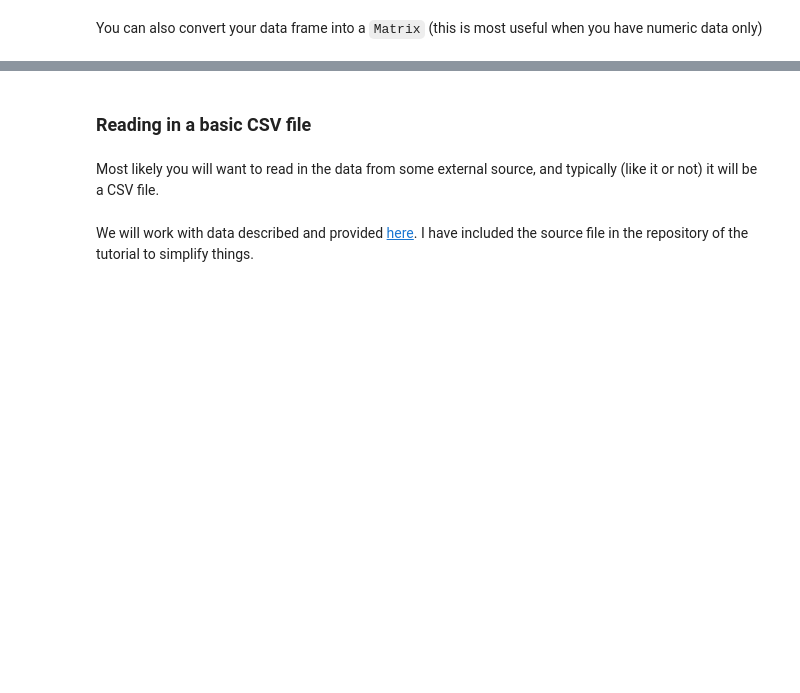
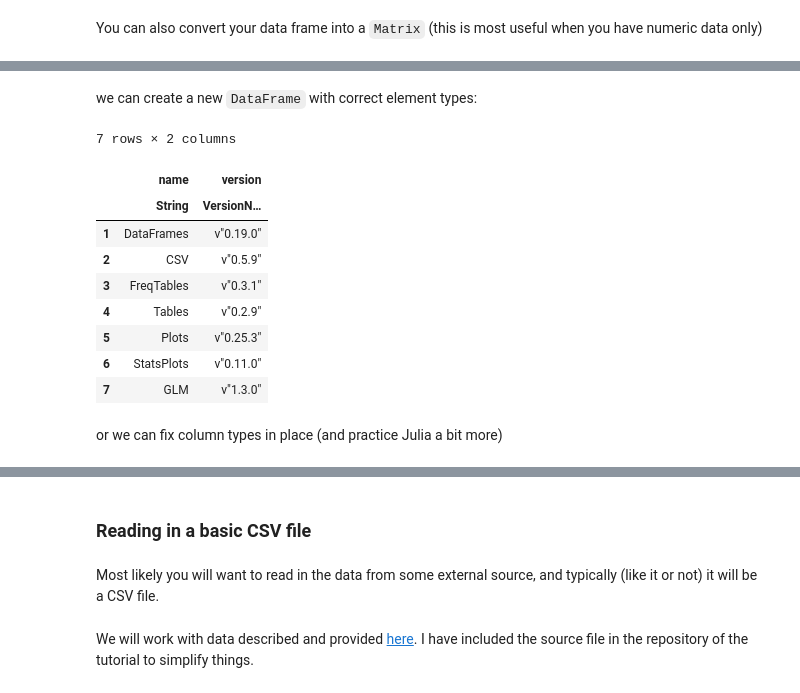
Before and after one commit to bkamins/JuliaCon2019-DataFrames-Tutorial, a Jupyter notebook: DataFramesIntroduction.ipynb, the cells around one changed output, grey strips where cells are left out. Cells and saved outputs as stored; diff of their text form; code cells hidden in the pictures; blank space fills up the shorter version.

```diff
--- a/DataFramesIntroduction.ipynb
+++ b/DataFramesIntroduction.ipynb
@@ -100,0 +175,17 @@ Matrix(versions_df)
+# %% [markdown]
+we can create a new `DataFrame` with correct element types:
+# %%
+DataFrame([[x for x in col] for col in eachcol(temp_df)], names(temp_df))
+# %% [output]
+7 rows × 2 columns
+|  | name | version |
+|  | String | VersionN… |
+| 1 | DataFrames | v"0.19.0" |
+| 2 | CSV | v"0.5.9" |
+| 3 | FreqTables | v"0.3.1" |
+| 4 | Tables | v"0.2.9" |
+| 5 | Plots | v"0.25.3" |
+| 6 | StatsPlots | v"0.11.0" |
+| 7 | GLM | v"1.3.0" |
+# %% [markdown]
+or we can fix column types in place (and practice Julia a bit more)
```
Also changed, not shown: parts of 73 cells of this notebook.
